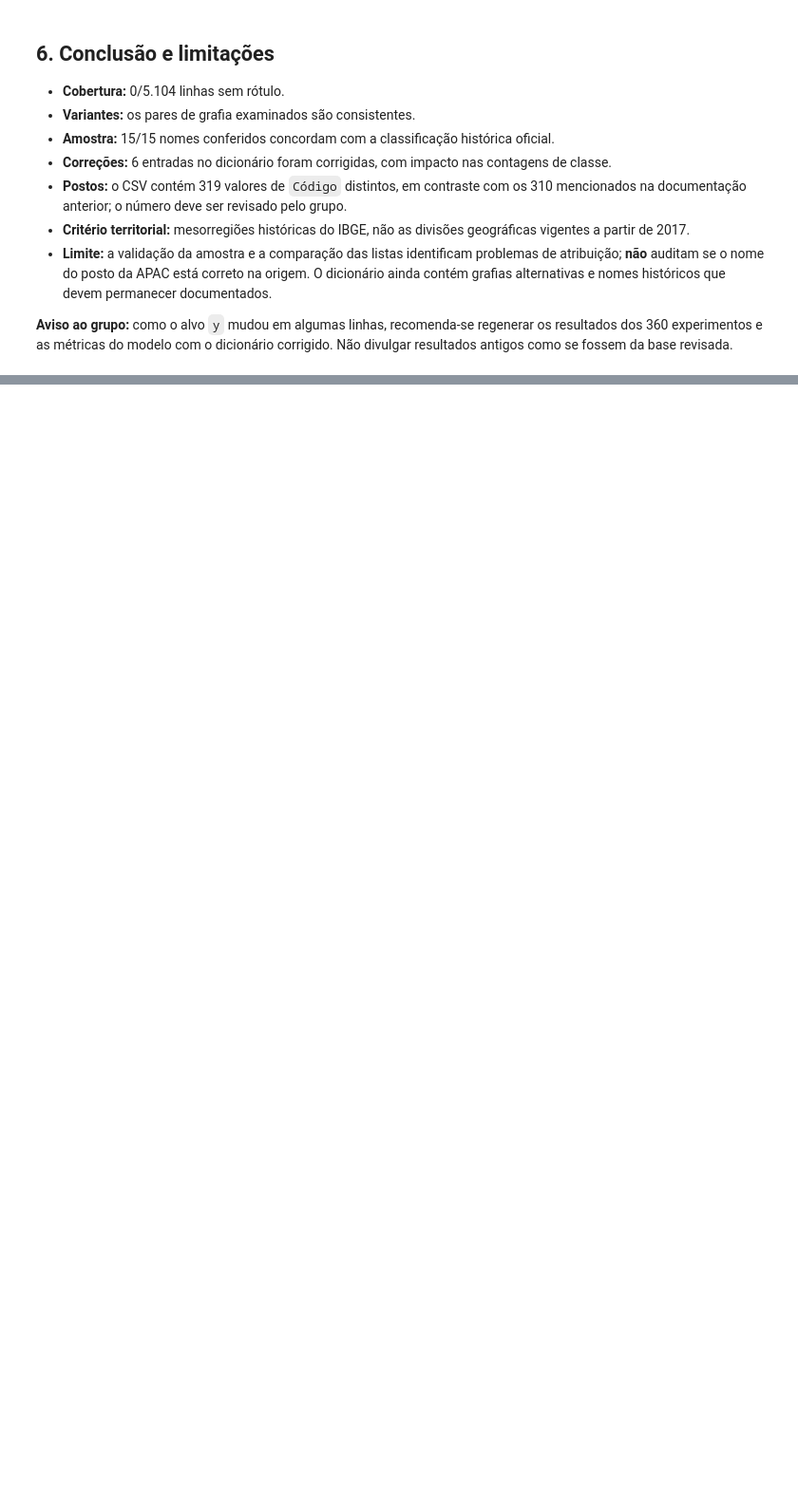
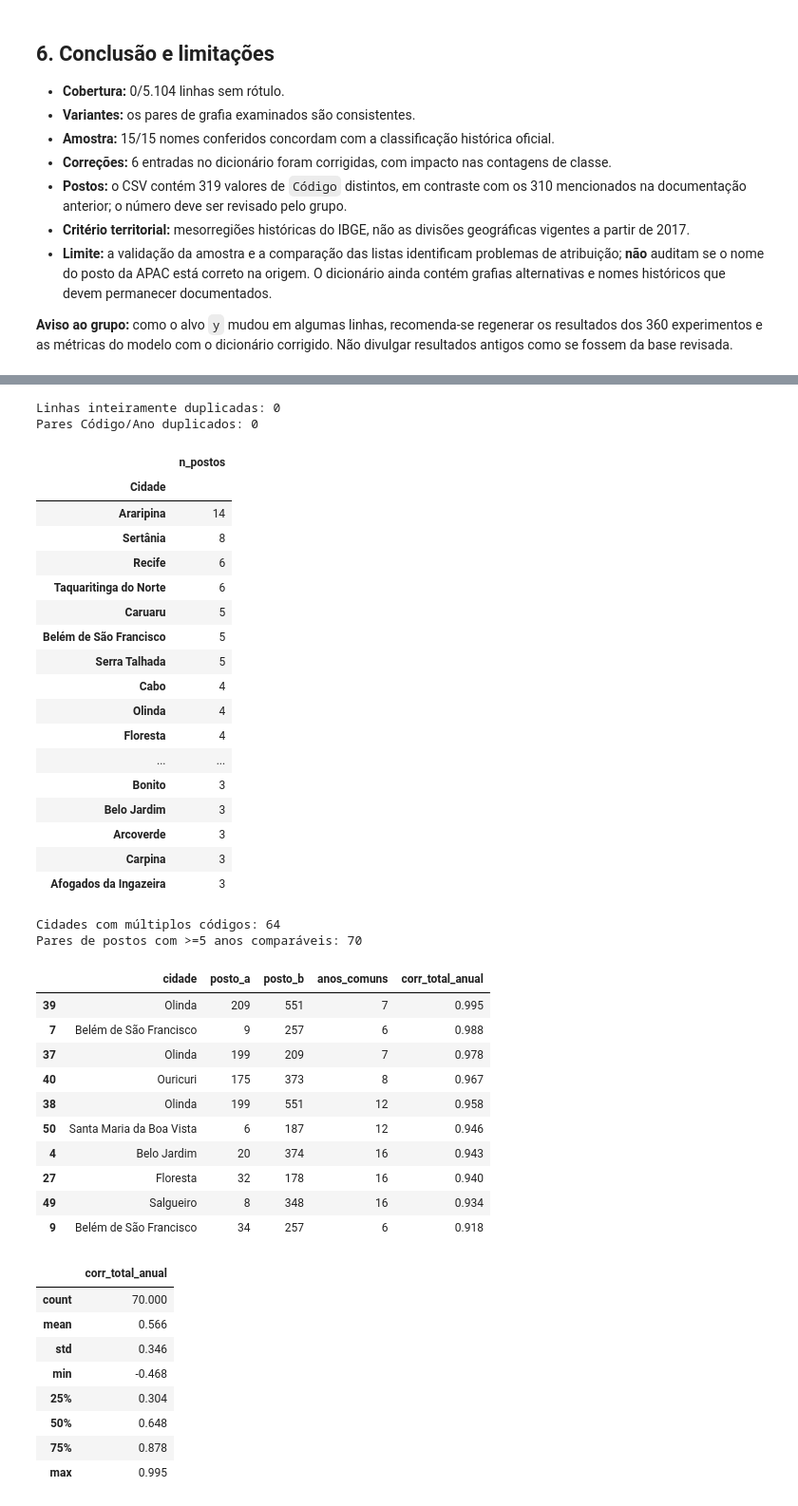
Before and after one commit to mateuscresp/CienciaDados-Equipe5-Projeto, a Jupyter notebook: notebooks/05_Limpeza.ipynb, the cells around one changed output, grey strips where cells are left out. Shown at 95% size. Cells and saved outputs as stored; diff of their text form; code cells hidden in the pictures; blank space fills up the shorter version.

```diff
--- a/notebooks/05_Limpeza.ipynb
+++ b/notebooks/05_Limpeza.ipynb
@@ -211,0 +288,66 @@ Municípios/nomes com mais de um posto: 64
+# %%
+print('Linhas inteiramente duplicadas:', int(bruto.duplicated().sum()))
+print('Pares Código/Ano duplicados:', int(bruto.duplicated(['Código','Ano']).sum()))
+codigos_cidade = df.groupby('Cidade')['Código'].nunique().sort_values(ascending=False)
+display(codigos_cidade[codigos_cidade > 1].rename('n_postos').head(25).to_frame())
+print('Cidades com múltiplos códigos:', int((codigos_cidade>1).sum()))
+# Agregados anuais com pelo menos 1 mês válido; análise exploratória apenas.
+anual = df.assign(total_anual=df[MESES].sum(axis=1, min_count=1))
+pares = []
+for cidade, sub in anual.groupby('Cidade'):
+    tab = sub.pivot_table(index='Ano', columns='Código', values='total_anual', aggfunc='mean')
+    ids = list(tab.columns)
+    for i, a in enumerate(ids):
+        for b in ids[i+1:]:
+            comum = tab[[a,b]].dropna()
+            if len(comum) >= 5 and comum[a].nunique()>1 and comum[b].nunique()>1:
+                pares.append({'cidade':cidade,'posto_a':a,'posto_b':b,'anos_comuns':len(comum),
+                              'corr_total_anual':comum[a].corr(comum[b])})
+correlacoes_postos = pd.DataFrame(pares)
+print('Pares de postos com >=5 anos comparáveis:',len(correlacoes_postos))
+if len(correlacoes_postos):
+    display(correlacoes_postos.sort_values('corr_total_anual',ascending=False).head(10).round(3))
+    display(correlacoes_postos['corr_total_anual'].describe().round(3).to_frame())
+# %% [output]
+Linhas inteiramente duplicadas: 0
+Pares Código/Ano duplicados: 0
+|  | n_postos |
+| Cidade |  |
+| Araripina | 14 |
+| Sertânia | 8 |
+| Recife | 6 |
+| Taquaritinga do Norte | 6 |
+| Caruaru | 5 |
+| Belém de São Francisco | 5 |
+| Serra Talhada | 5 |
+| Cabo | 4 |
+| Olinda | 4 |
+| Floresta | 4 |
+| ... | ... |
+| Bonito | 3 |
+| Belo Jardim | 3 |
+| Arcoverde | 3 |
+| Carpina | 3 |
+| Afogados da Ingazeira | 3 |
+Cidades com múltiplos códigos: 64
+Pares de postos com >=5 anos comparáveis: 70
+|  | cidade | posto_a | posto_b | anos_comuns | corr_total_anual |
+| 39 | Olinda | 209 | 551 | 7 | 0.995 |
+| 7 | Belém de São Francisco | 9 | 257 | 6 | 0.988 |
+| 37 | Olinda | 199 | 209 | 7 | 0.978 |
+| 40 | Ouricuri | 175 | 373 | 8 | 0.967 |
+| 38 | Olinda | 199 | 551 | 12 | 0.958 |
+| 50 | Santa Maria da Boa Vista | 6 | 187 | 12 | 0.946 |
+| 4 | Belo Jardim | 20 | 374 | 16 | 0.943 |
+| 27 | Floresta | 32 | 178 | 16 | 0.940 |
+| 49 | Salgueiro | 8 | 348 | 16 | 0.934 |
+| 9 | Belém de São Francisco | 34 | 257 | 6 | 0.918 |
+|  | corr_total_anual |
+| count | 70.000 |
+| mean | 0.566 |
+| std | 0.346 |
+| min | -0.468 |
+| 25% | 0.304 |
+| 50% | 0.648 |
+| 75% | 0.878 |
+| max | 0.995 |
```
Also changed, not shown: parts of 10 cells of this notebook, 1 other file.
